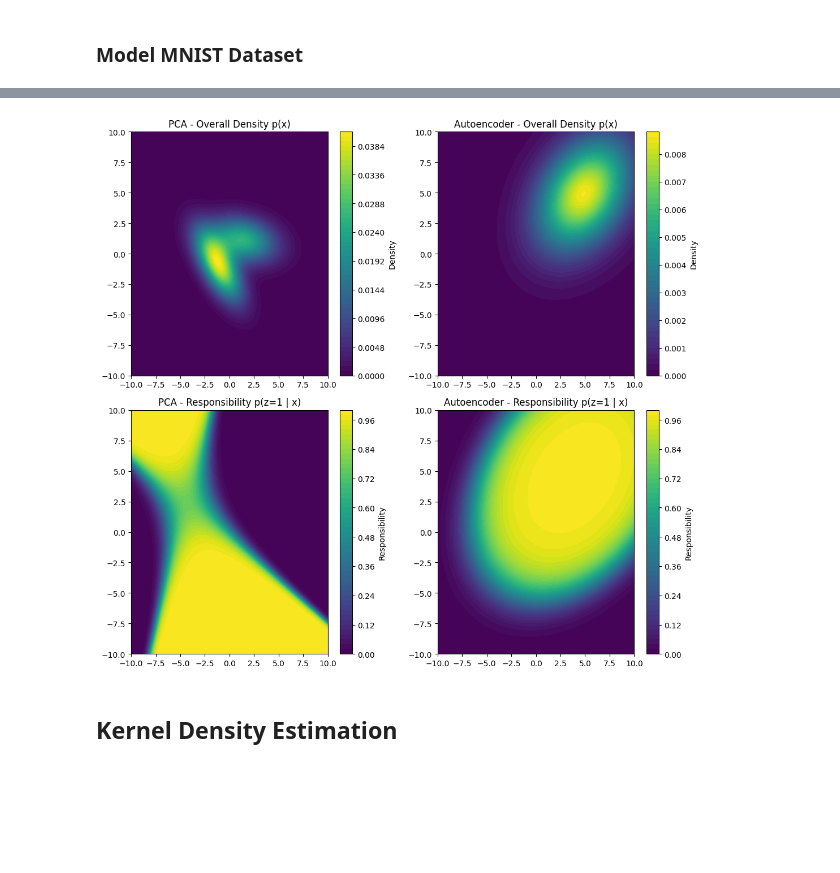
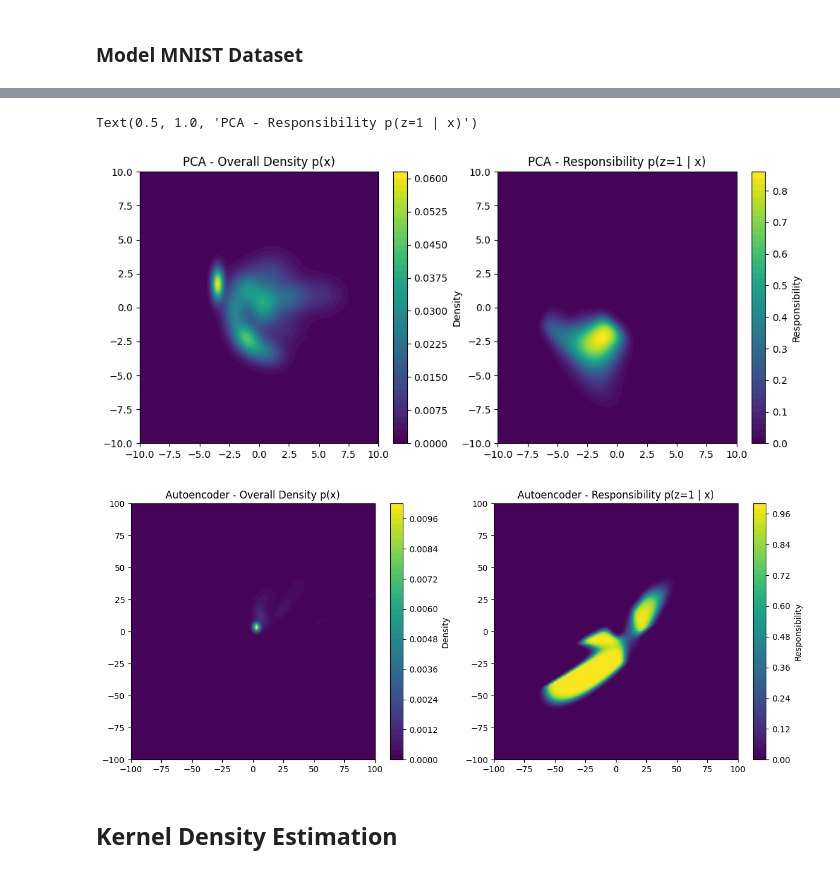
Before and after one commit to ariahosseini/TradML, a Jupyter notebook: ML_GenerativeModels.ipynb, the cells around one changed output, grey strips where cells are left out. Drawn from its saved outputs; the diff is of its cells as text; code cells hidden in the pictures; blank space fills up the shorter version.

```diff
--- a/ML_GenerativeModels.ipynb
+++ b/ML_GenerativeModels.ipynb
@@ -235,7 +262,7 @@ x_train_autoencoded = encoder.predict(x_train_expanded)
 # %%
 # Train GMM on both PCA and autoencoder latent spaces
-gmm_pca = GaussianMixture(n_components=2, random_state=42)
-gmm_autoencoded = GaussianMixture(n_components=2, random_state=42)
+gmm_pca = GaussianMixture(n_components=10, random_state=42)
+gmm_autoencoded = GaussianMixture(n_components=10, random_state=42)
 # %%
 gmm_pca.fit(x_train_pca)
 gmm_autoencoded.fit(x_train_autoencoded)
@@ -304,0 +331,22 @@ responsibilities_auto = gmm_autoencoded.predict_proba(grid).reshape(100, 100, -1
+# %%
+# Plot the probabilities
+plt.figure(figsize=(12, 5))
+
+# PCA - Overall Density
+plt.subplot(1, 2, 1)
+plt.contourf(grid_x, grid_y, p_x_pca, levels=50, cmap="viridis")
+plt.colorbar(label="Density")
+plt.title("PCA - Overall Density p(x)")
+
+# PCA - Responsibilities (Cluster 1)
+plt.subplot(1, 2, 2)
+plt.contourf(grid_x, grid_y, responsibilities_pca[..., 0], levels=50, cmap="viridis")
+plt.colorbar(label="Responsibility")
+plt.title("PCA - Responsibility p(z=1 | x)")
+# %% [output]
+Text(0.5, 1.0, 'PCA - Responsibility p(z=1 | x)')
+[figure, added]
+# %%
+# Generate grid for visualization
+grid_x, grid_y = np.meshgrid(np.linspace(-100, 100, 100), np.linspace(-100, 100, 100))
+grid = np.stack([grid_x.ravel(), grid_y.ravel()], axis=1)
@@ -305,35 +356,23 @@ responsibilities_auto = gmm_autoencoded.predict_proba(grid).reshape(100, 100, -1
 # %%
 # Plot the probabilities
-plt.figure(figsize=(16, 10))
-
-# PCA - Overall Density
-plt.subplot(2, 3, 1)
-plt.contourf(grid_x, grid_y, p_x_pca, levels=50, cmap="viridis")
-plt.colorbar(label="Density")
-plt.title("PCA - Overall Density p(x)")
+plt.figure(figsize=(12, 5))
 
 # Autoencoder - Overall Density
-plt.subplot(2, 3, 2)
+plt.subplot(1, 2, 1)
 plt.contourf(grid_x, grid_y, p_x_auto, levels=50, cmap="viridis")
 plt.colorbar(label="Density")
 plt.title("Autoencoder - Overall Density p(x)")
 
-# PCA - Responsibilities (Cluster 1)
-plt.subplot(2, 3, 4)
-plt.contourf(grid_x, grid_y, responsibilities_pca[..., 0], levels=50, cmap="viridis")
-plt.colorbar(label="Responsibility")
-plt.title("PCA - Responsibility p(z=1 | x)")
-
 # Autoencoder - Responsibilities (Cluster 1)
-plt.subplot(2, 3, 5)
+plt.subplot(1, 2, 2)
 plt.contourf(grid_x, grid_y, responsibilities_auto[..., 0], levels=50, cmap="viridis")
 plt.colorbar(label="Responsibility")
 plt.title("Autoencoder - Responsibility p(z=1 | x)")
 
 plt.tight_layout()
 plt.show()
 # %% [output]
-[figure, old version]
+[figure, new version]
 # %% [markdown]
 ## Kernel Density Estimation
 # %%
```
Also changed, not shown: parts of 45 cells of this notebook.
